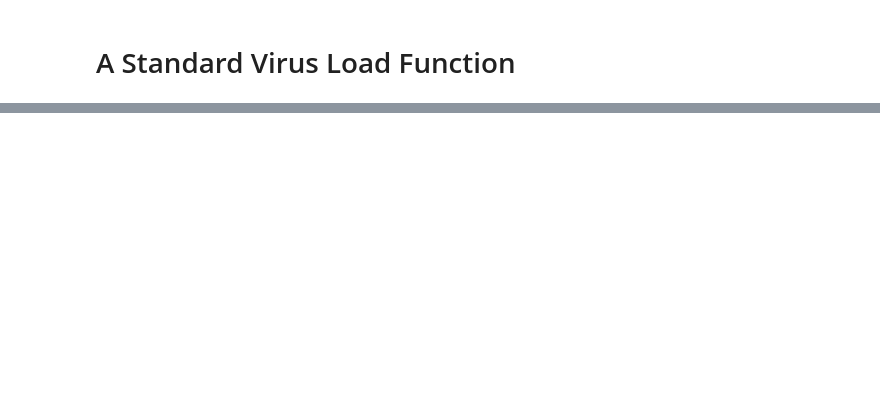
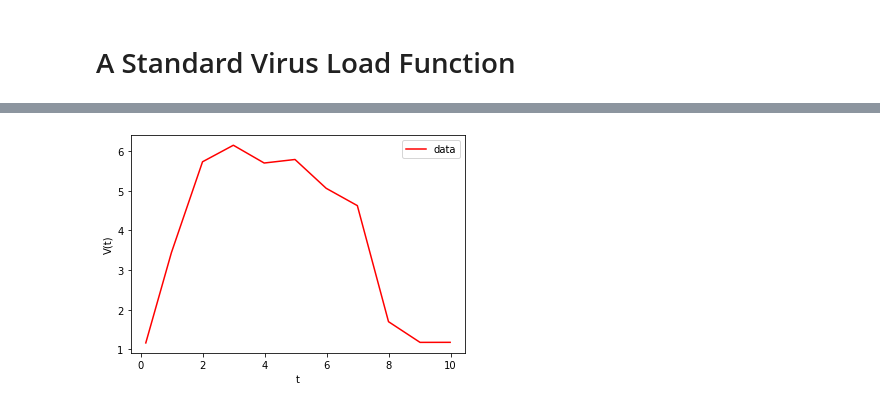
Before and after one commit to ccontrer/20-08Covid19Physiology, a Jupyter notebook: Fitting.ipynb, the cells around one changed output, grey strips where cells are left out. Cells and saved outputs as stored; diff of their text form; code cells hidden in the pictures; blank space fills up the shorter version.

```diff
--- a/Fitting.ipynb
+++ b/Fitting.ipynb
@@ -71,0 +143,28 @@ plt.show()
+# %%
+tdata = np.array([0.169491525423729,
+                  0.994350282485876,
+                  2,
+                  2.99435028248588,
+                  3.98870056497175,
+                  4.98305084745763,
+                  5.98870056497175,
+                  6.99435028248588,
+                  8,
+                  9.01694915254237,
+                  9.98870056497175])
+vdata = np.array([1.16149462171931,
+                  3.43656728310896,
+                  5.7337695357026,
+                  6.1510826507924,
+                  5.70240520493183,
+                  5.79152049364118,
+                  5.06455929192909,
+                  4.62713496948178,
+                  1.69747178229914,
+                  1.1751908329579,
+                  1.17623332824043])
+# %%
+vl = VirusLoadFunction(tdata, vdata)
+vl.Plot()
+# %% [output]
+[figure, added]
```
Also changed, not shown: parts of 18 cells of this notebook, 4 other files.
